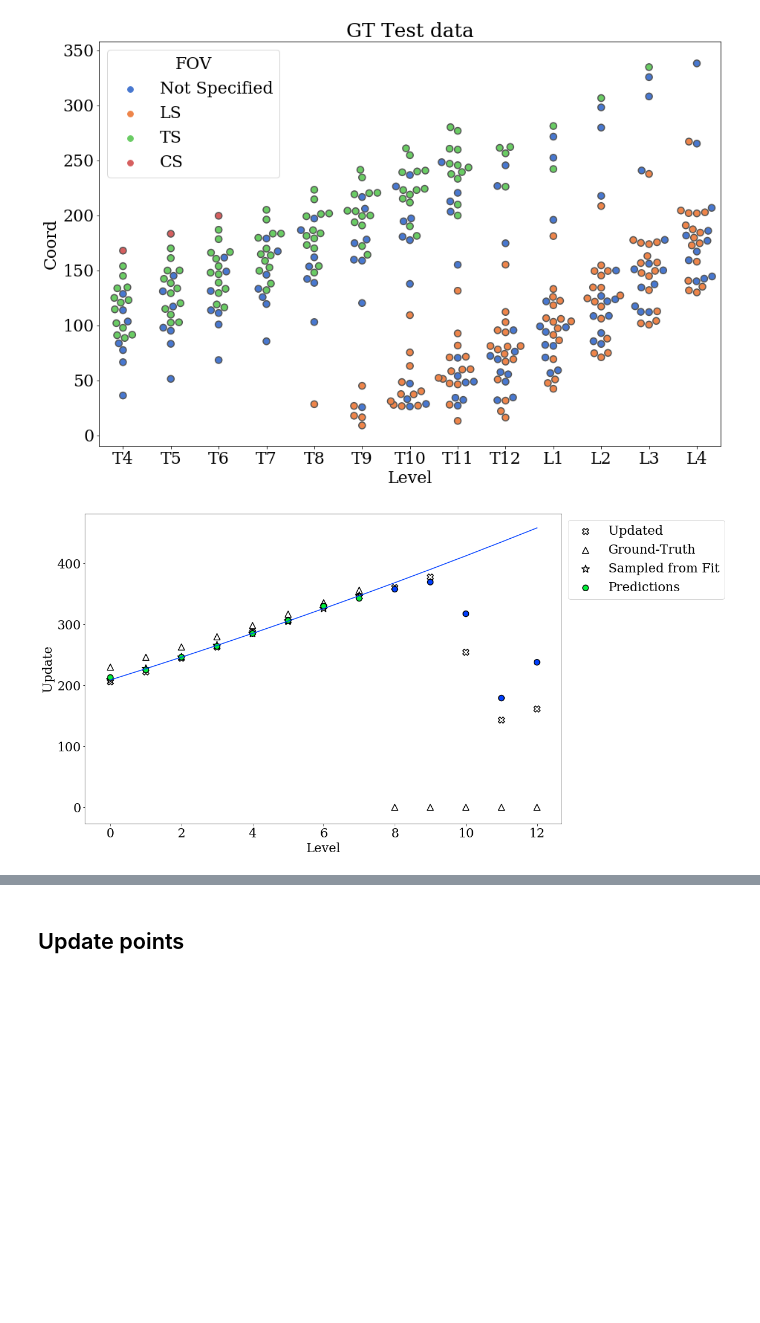
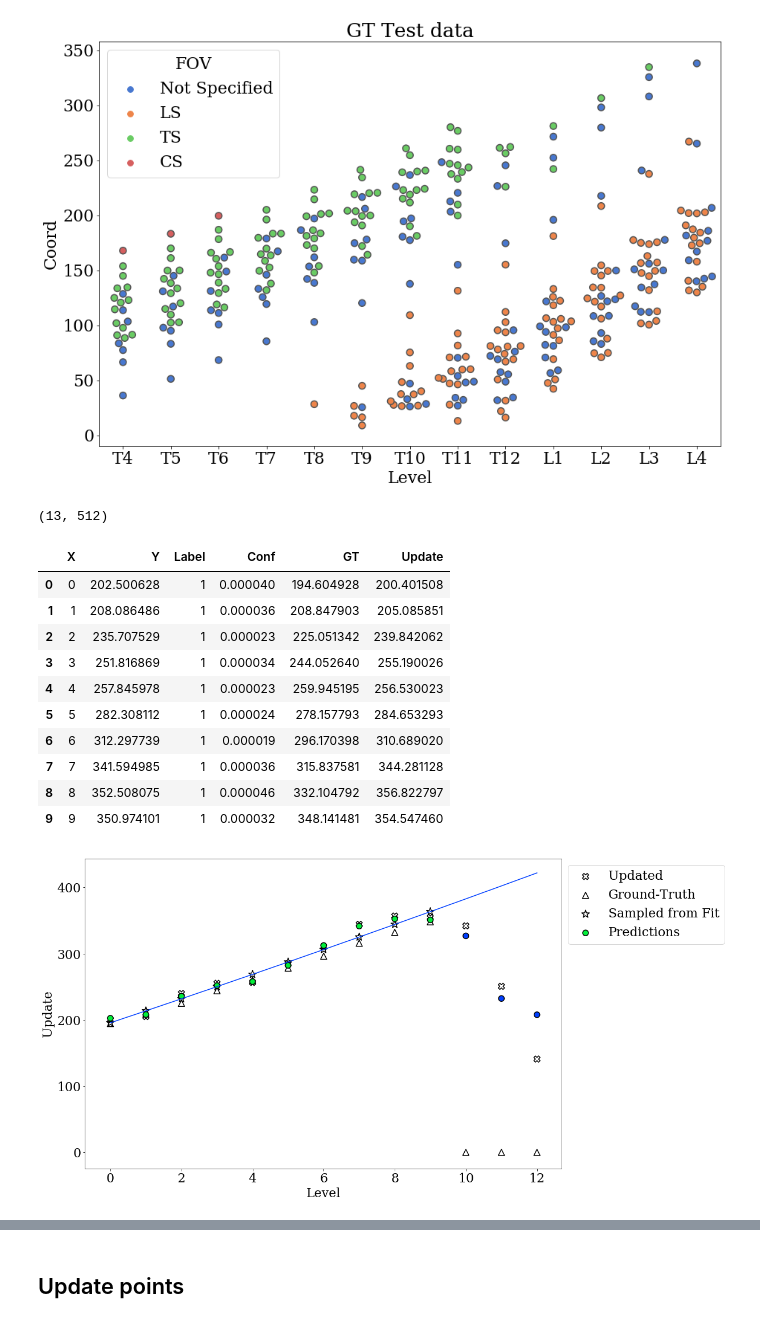
Before and after one commit to DMcSweeney/coronal_sagittal_cnn, a Jupyter notebook: notebooks/heatmap_fitting.ipynb, the cells around one changed output, grey strips where cells are left out. Saved outputs shown, nothing was run; the diff lists cells and outputs as text; code cells hidden in the pictures; blank space fills up the shorter version.

```diff
--- a/notebooks/heatmap_fitting.ipynb
+++ b/notebooks/heatmap_fitting.ipynb
@@ -35,14 +41,14 @@ def format_preds(ids, coords, dists, labels):
         for idx in range(len(mask)):
             if mask[idx] == 1:
                 vert = ordered_verts[idx]
-                coord = dsntnn.normalized_to_pixel_coordinates(tmp[idx], size=dists.shape[-2])
+                coord = dsntnn.normalized_to_pixel_coordinates(tmp[idx], size=dists.shape[-1])
                 pred_dict[name][vert] = coord
             else:
                 continue
 
     dist_dict = {}
     for i, name in enumerate(ids):
-        dist_dict[name] = dists[i, ..., 0]
+        dist_dict[name] = dists[i]
 
     label_dict = {name: labels[i] for i, name in enumerate(ids)}
     return pred_dict, dist_dict, label_dict
@@ -282,6 +290,7 @@ def linear_expectation(probs, values):
 def fit_max(dist_dict, label_dict, name, plot=False):
     eps=1e-24
     dist = dist_dict[name]
+    print(dist.shape)
     x = np.linspace(0, dist.shape[1], num=dist.shape[1])
     label = label_dict[name]
     gt = []
@@ -306,6 +315,7 @@ def fit_max(dist_dict, label_dict, name, plot=False):
     data = {'X': x, 'Y': max_, 'Label':label, 'Conf': conf, 'GT': gt, 'Update': updated_points}
     points = pd.DataFrame(data)
     fit_data = points.loc[points['Label'] == 1].copy()
+    display(fit_data)
     x0    = np.array([0.0, 0.0, 0.0])
     params, cov = opt.curve_fit(func, fit_data['X'].values,
                   fit_data['Y'].values, x0, sigma=fit_data['Conf'].values, absolute_sigma=True)
@@ -325,6 +335,18 @@ def fit_max(dist_dict, label_dict, name, plot=False):
     sample_dict = {ordered_verts[idx]: x for x, idx in zip(sample, fit_data.index)}
     return param_dict, sample_dict
 # %%
-param_dict, sample = fit_max(dist_dict, label_dict, ids[13], plot=True)
+param_dict, sample = fit_max(dist_dict, label_dict, ids[10], plot=True)
 # %% [output]
+(13, 512)
+|  | X | Y | Label | Conf | GT | Update |
+| 0 | 0 | 202.500628 | 1 | 0.000040 | 194.604928 | 200.401508 |
+| 1 | 1 | 208.086486 | 1 | 0.000036 | 208.847903 | 205.085851 |
+| 2 | 2 | 235.707529 | 1 | 0.000023 | 225.051342 | 239.842062 |
+| 3 | 3 | 251.816869 | 1 | 0.000034 | 244.052640 | 255.190026 |
+| 4 | 4 | 257.845978 | 1 | 0.000023 | 259.945195 | 256.530023 |
+| 5 | 5 | 282.308112 | 1 | 0.000024 | 278.157793 | 284.653293 |
+| 6 | 6 | 312.297739 | 1 | 0.000019 | 296.170398 | 310.689020 |
+| 7 | 7 | 341.594985 | 1 | 0.000036 | 315.837581 | 344.281128 |
+| 8 | 8 | 352.508075 | 1 | 0.000046 | 332.104792 | 356.822797 |
+| 9 | 9 | 350.974101 | 1 | 0.000032 | 348.141481 | 354.547460 |
-[figure, old version]
+[figure, new version]
```
Also changed, not shown: parts of 7 cells of this notebook, 10 other files.
